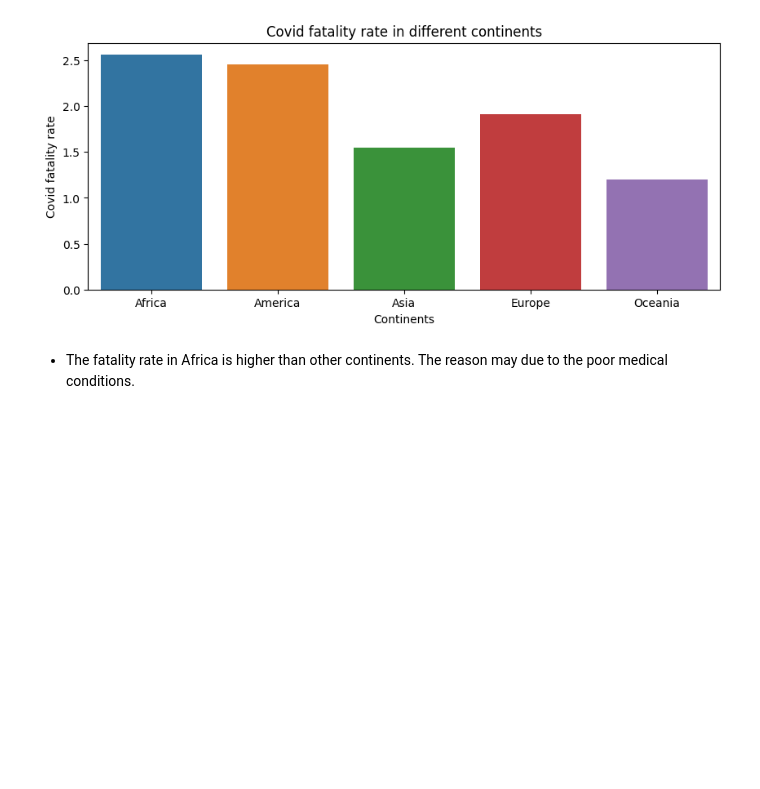
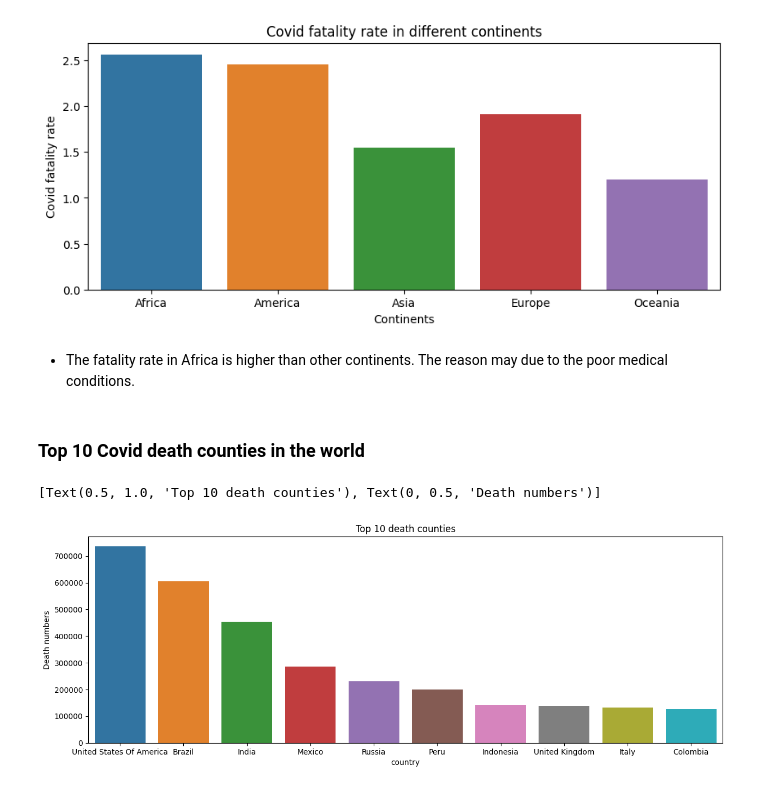
Before and after one commit to cooperhankun/DataBehandling-KunHan, a Jupyter notebook: Labs/lab-ECDC.ipynb, the cells around one changed output. Cells and saved outputs as stored; diff of their text form; code cells hidden in the pictures; blank space fills up the shorter version.

Commit message:
death top 10 worldwide added

```diff
--- a/Labs/lab-ECDC.ipynb
+++ b/Labs/lab-ECDC.ipynb
@@ -45,3 +47,15 @@ sns.barplot(data=covid_fatality, x=covid_fatality["index"], y=covid_fatality["we
 [figure]
 # %% [markdown]
 - The fatality rate in Africa is higher than other continents. The reason may due to the poor medical conditions.
+# %% [markdown]
+### Top 10 Covid death counties in the world
+# %%
+covid_country = covid_world.groupby(["country", "indicator"]).sum().reset_index()
+covid_country_death_top10 = covid_country.sort_values(by = ["indicator", "weekly_count"], ascending=False).reset_index().head(40)
+covid_country_death_top10 = covid_country_death_top10.drop([0,1,2,3,9]).head(10) # remove the values of continent(total)
+
+fig = plt.subplots(dpi=100, figsize=(15, 5))
+sns.barplot(data=covid_country_death_top10, x=covid_country_death_top10["country"], y=covid_country_death_top10["weekly_count"]).set(title="Top 10 death counties", ylabel="Death numbers")
+# %% [output]
+[Text(0.5, 1.0, 'Top 10 death counties'), Text(0, 0.5, 'Death numbers')]
+[figure, added]
```
Also changed, not shown: parts of 2 cells of this notebook, 1 other file.
